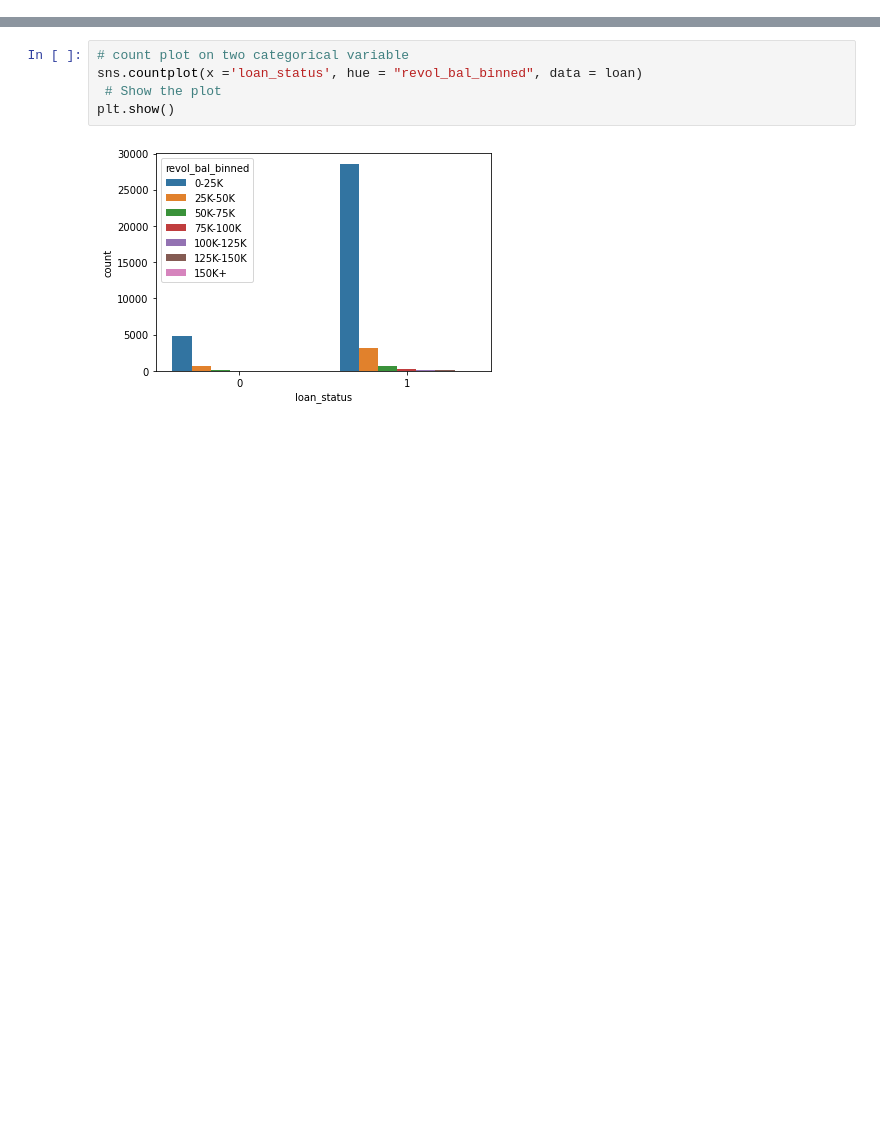
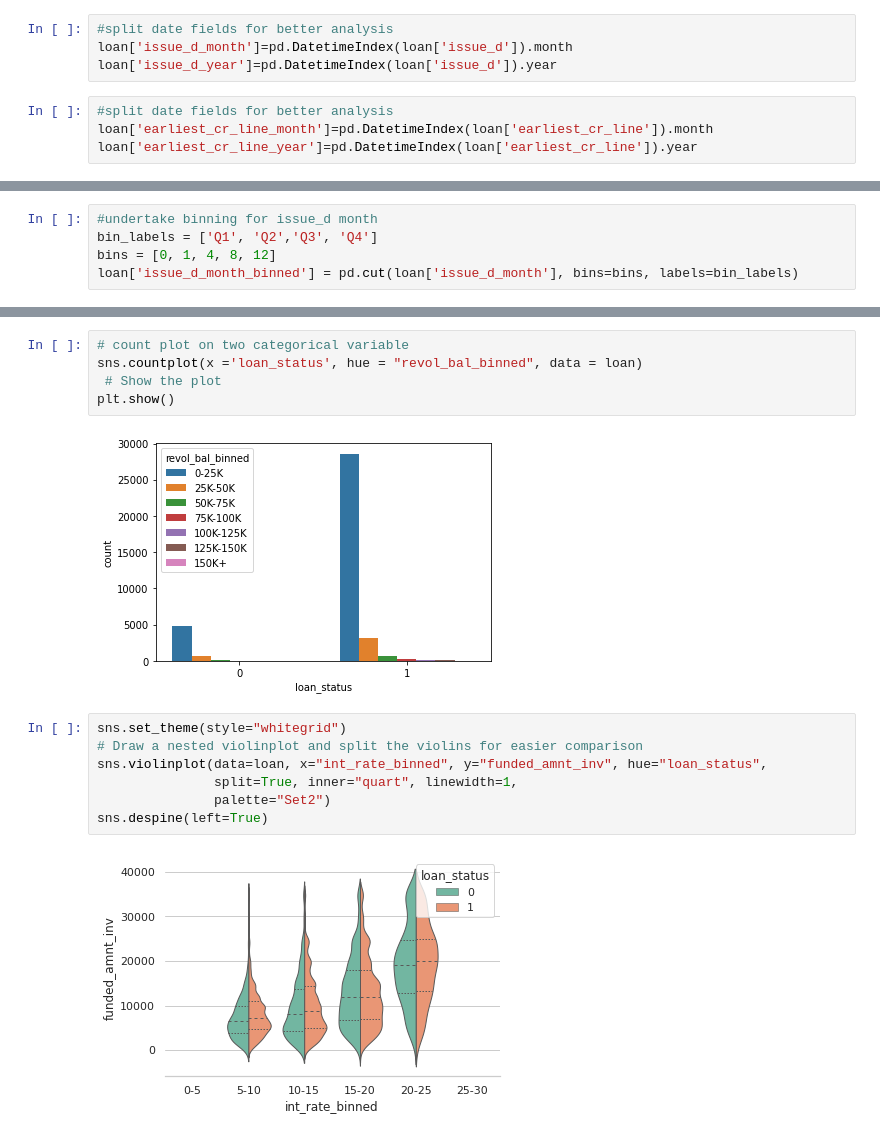
Before and after one commit to ishankarve/upgrad_lending_club_case_study, a Jupyter notebook: Ishan Karve.ipynb, the cells around one changed output, grey strips where cells are left out. Cells and saved outputs as stored; diff of their text form; blank space fills up the shorter version.

Commit message:
analysis update

```diff
--- a/Ishan Karve.ipynb
+++ b/Ishan Karve.ipynb
@@ -205,6 +205,14 @@ loan.revol_util=loan.revol_util.apply(lambda x : float(str(x).replace("%", "")))
 #pandas convert datetime fileds
 loan['issue_d'] = pd.to_datetime(loan['issue_d'], format='%b-%y') #date is in Dec-11 format
 loan['earliest_cr_line'] = pd.to_datetime(loan['earliest_cr_line'], format='%b-%y') #date is in Dec-11 format
+# %%
+#split date fields for better analysis
+loan['issue_d_month']=pd.DatetimeIndex(loan['issue_d']).month
+loan['issue_d_year']=pd.DatetimeIndex(loan['issue_d']).year
+# %%
+#split date fields for better analysis
+loan['earliest_cr_line_month']=pd.DatetimeIndex(loan['earliest_cr_line']).month
+loan['earliest_cr_line_year']=pd.DatetimeIndex(loan['earliest_cr_line']).year
 # %%
 #delete all rows where loan status is current
 loan=loan[(loan.loan_status!="Current")]
@@ -521,3 +529,8 @@ loan.revol_bal.describe()
 bin_labels = ['0-25K', '25K-50K','50K-75K', '75K-100K', '100K-125K', '125K-150K', '150K+']
 bins = [-1, 25000, 50000, 75000, 100000, 125000, 150000, 175000]
 loan['revol_bal_binned'] = pd.cut(loan['revol_bal'], bins=bins, labels=bin_labels)
+# %%
+#undertake binning for issue_d month
+bin_labels = ['Q1', 'Q2','Q3', 'Q4']
+bins = [0, 1, 4, 8, 12]
+loan['issue_d_month_binned'] = pd.cut(loan['issue_d_month'], bins=bins, labels=bin_labels)
@@ -586,3 +601,12 @@ sns.countplot(x ='loan_status', hue = "revol_bal_binned", data = loan)
 plt.show()
 # %% [output]
 [figure]
+# %%
+sns.set_theme(style="whitegrid")
+# Draw a nested violinplot and split the violins for easier comparison
+sns.violinplot(data=loan, x="int_rate_binned", y="funded_amnt_inv", hue="loan_status",
+               split=True, inner="quart", linewidth=1,
+               palette="Set2")
+sns.despine(left=True)
+# %% [output]
+[figure, added]
```
Also changed, not shown: parts of 6 cells of this notebook.
